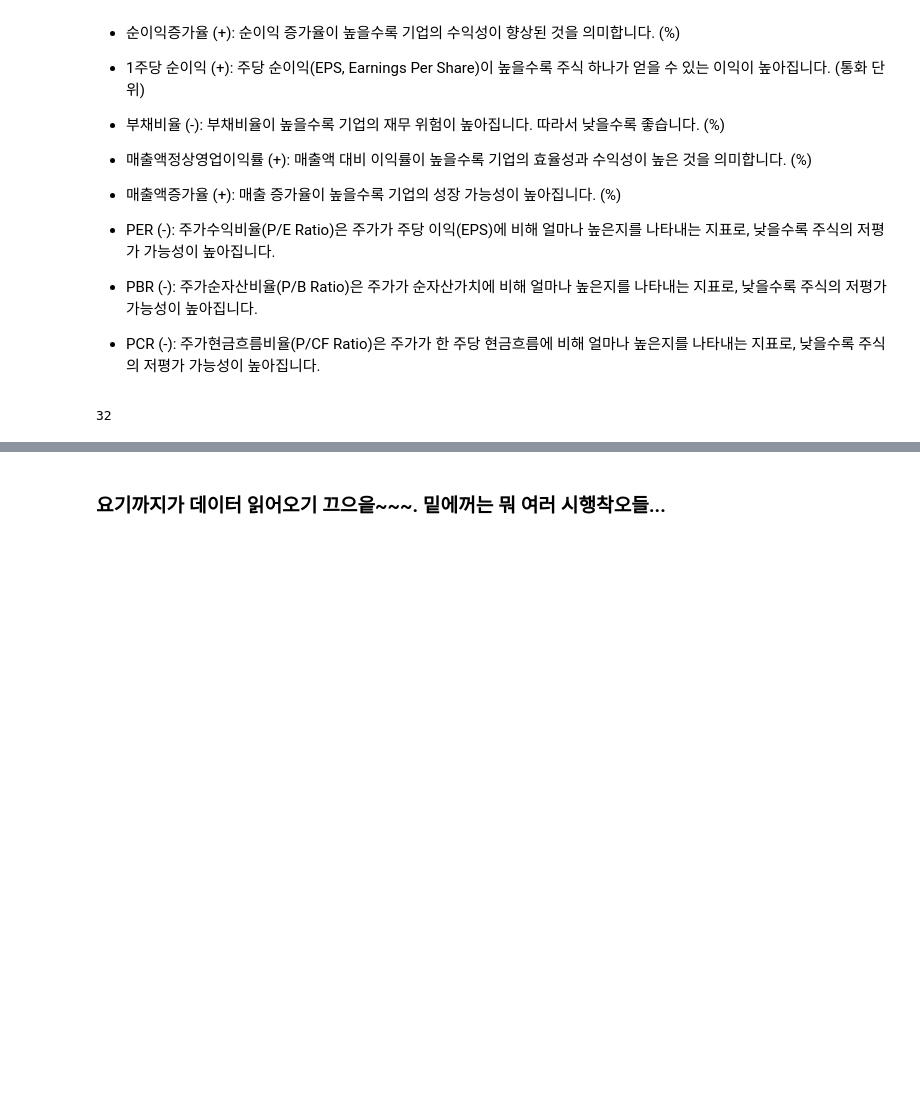
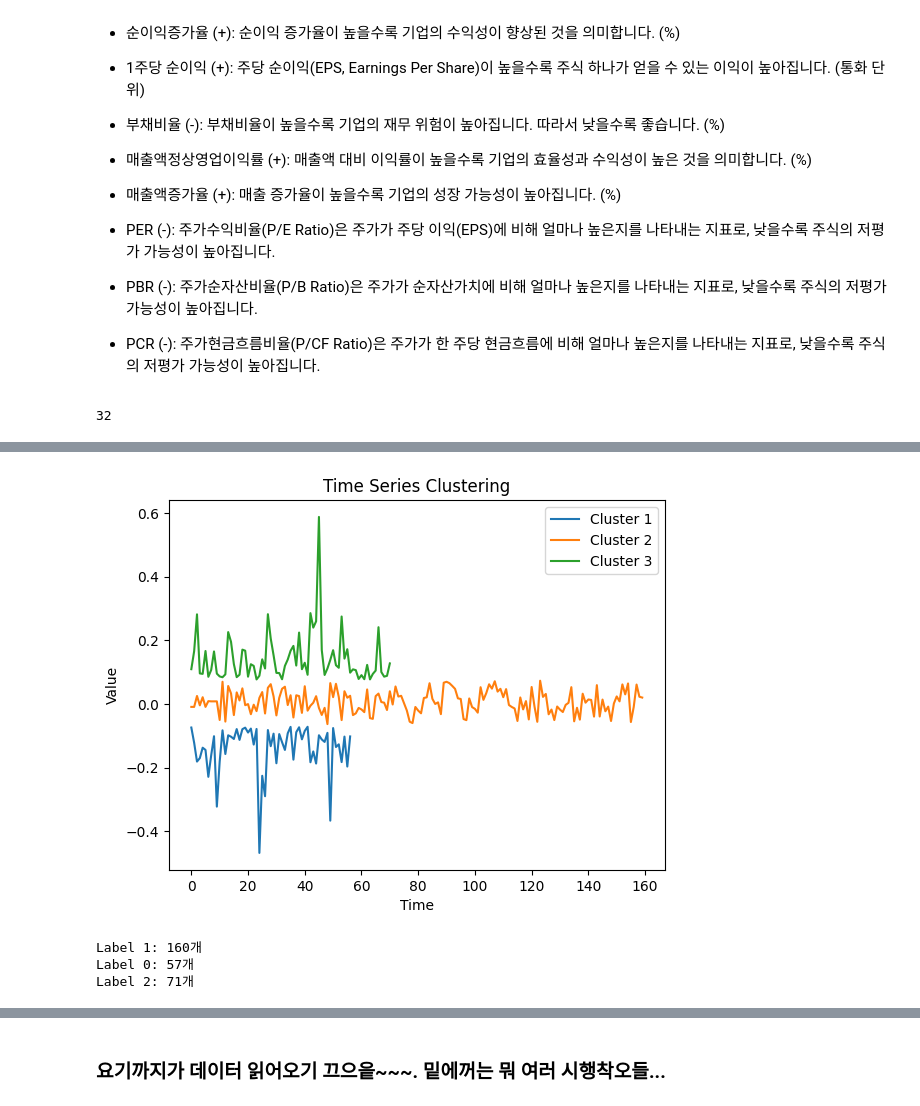
Before and after one commit to Meermeer/Projects, a Jupyter notebook: 사후수익률뽑자.ipynb, the cells around one changed output, grey strips where cells are left out. Cells and saved outputs as stored; diff of their text form; code cells hidden in the pictures; blank space fills up the shorter version.

```diff
--- a/사후수익률뽑자.ipynb
+++ b/사후수익률뽑자.ipynb
@@ -167,0 +181,33 @@ main_data.to_csv('알파팩터의 사후수익률_인코딩.csv', encoding='cp94
+# %%
+# 최적의 클러스터 개수 선택 (예: 3)
+optimal_k = 3
+
+# 최적의 클러스터 개수로 K-means 클러스터링 수행
+kmeans = KMeans(n_clusters=optimal_k, random_state=0).fit(X)
+
+# 클러스터링 결과 가져오기
+labels = kmeans.labels_
+
+# 시계열 데이터와 클러스터링 결과를 함께 그래프로 표현
+for i in range(optimal_k):
+    plt.plot(X[labels == i], label=f'Cluster {i+1}')
+plt.title('Time Series Clustering')
+plt.xlabel('Time')
+plt.ylabel('Value')
+plt.legend()
+plt.show()
+# %% [output]
+[figure, added]
+# %%
+from collections import Counter
+
+# 레이블 별 개수 확인
+label_counts = Counter(labels)
+
+# 레이블 별 개수 출력
+for label, count in label_counts.items():
+    print(f'Label {label}: {count}개')
+# %% [output]
+Label 1: 160개
+Label 0: 57개
+Label 2: 71개
```
Also changed, not shown: parts of 15 cells of this notebook, 3 other files.
